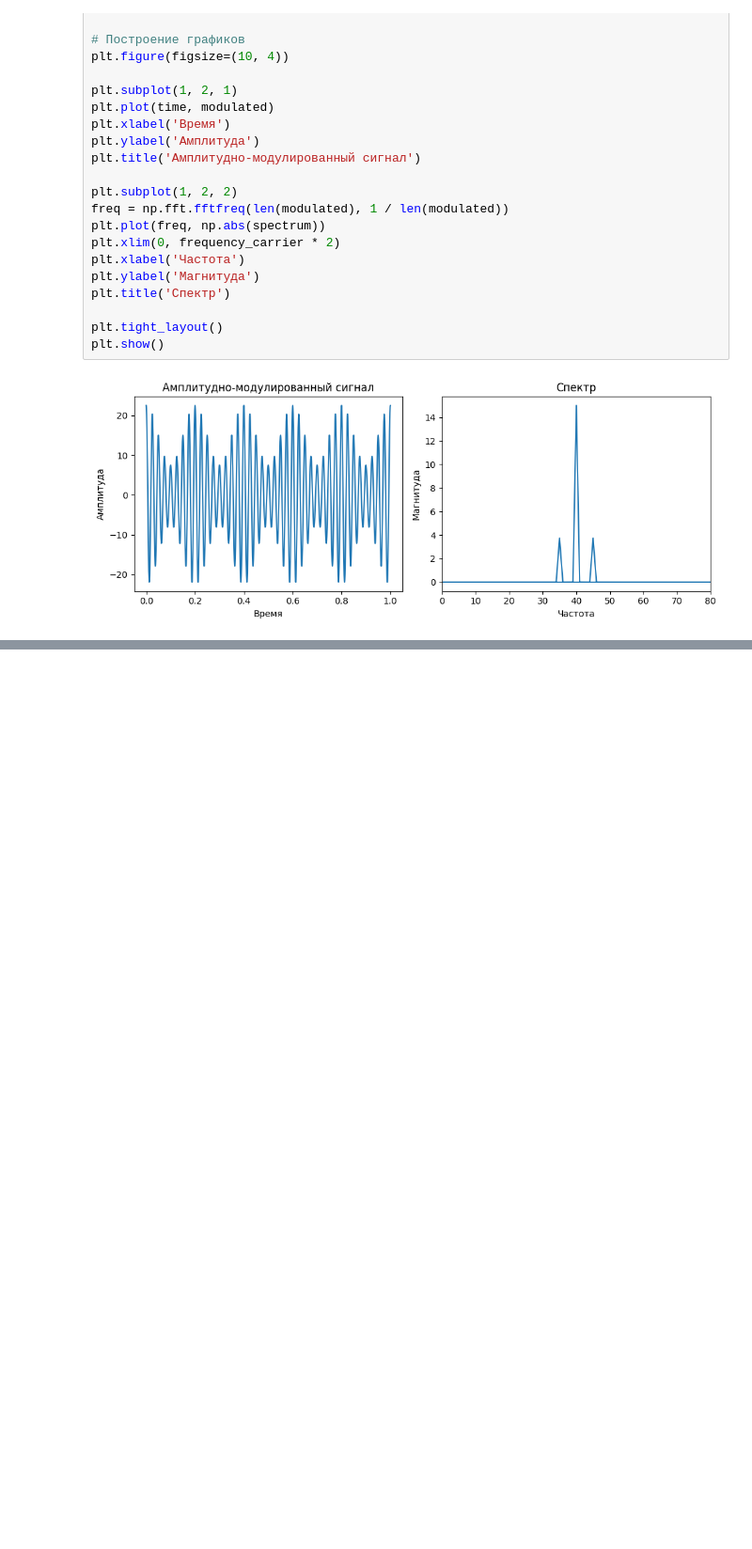
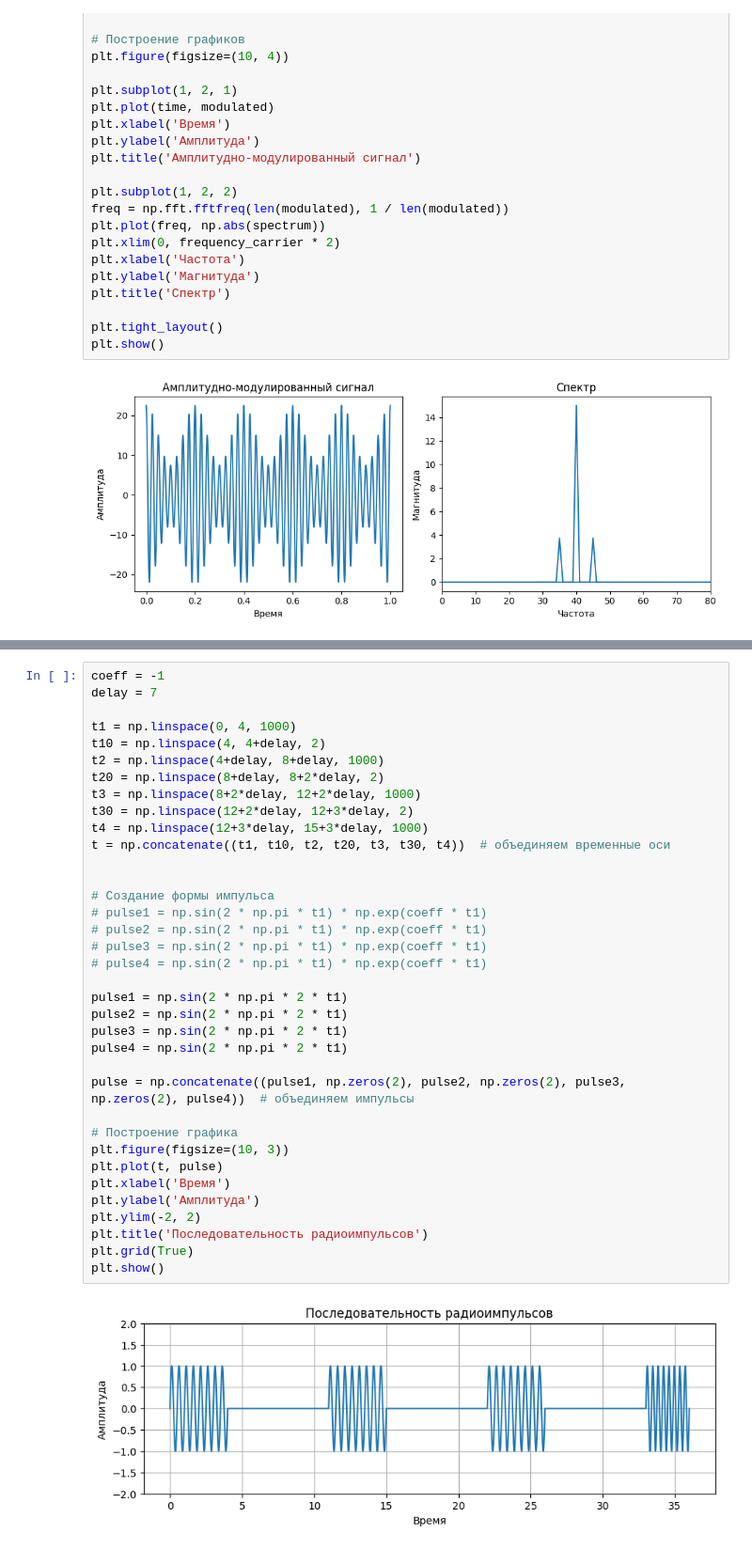
Before and after one commit to dmittrj/tzi, a Jupyter notebook: pr-3/pr-3-doc.ipynb, the cells around one changed output, grey strips where cells are left out. Shown: that part at 94% size. Saved outputs shown, nothing was run; the diff lists cells and outputs as text; blank space fills up the shorter version.

```diff
--- a/pr-3/pr-3-doc.ipynb
+++ b/pr-3/pr-3-doc.ipynb
@@ -186,0 +223,38 @@ plt.show()
+# %%
+coeff = -1
+delay = 7
+
+t1 = np.linspace(0, 4, 1000)
+t10 = np.linspace(4, 4+delay, 2)
+t2 = np.linspace(4+delay, 8+delay, 1000)
+t20 = np.linspace(8+delay, 8+2*delay, 2)
+t3 = np.linspace(8+2*delay, 12+2*delay, 1000)
+t30 = np.linspace(12+2*delay, 12+3*delay, 2)
+t4 = np.linspace(12+3*delay, 15+3*delay, 1000)
+t = np.concatenate((t1, t10, t2, t20, t3, t30, t4))  # объединяем временные оси
+
+
+# Создание формы импульса
+# pulse1 = np.sin(2 * np.pi * t1) * np.exp(coeff * t1)
+# pulse2 = np.sin(2 * np.pi * t1) * np.exp(coeff * t1)
+# pulse3 = np.sin(2 * np.pi * t1) * np.exp(coeff * t1)
+# pulse4 = np.sin(2 * np.pi * t1) * np.exp(coeff * t1)
+
+pulse1 = np.sin(2 * np.pi * 2 * t1)
+pulse2 = np.sin(2 * np.pi * 2 * t1)
+pulse3 = np.sin(2 * np.pi * 2 * t1)
+pulse4 = np.sin(2 * np.pi * 2 * t1)
+
+pulse = np.concatenate((pulse1, np.zeros(2), pulse2, np.zeros(2), pulse3, np.zeros(2), pulse4))  # объединяем импульсы
+
+# Построение графика
+plt.figure(figsize=(10, 3))
+plt.plot(t, pulse)
+plt.xlabel('Время')
+plt.ylabel('Амплитуда')
+plt.ylim(-2, 2)
+plt.title('Последовательность радиоимпульсов')
+plt.grid(True)
+plt.show()
+# %% [output]
+[figure, added]
```
Also changed, not shown: parts of 5 cells of this notebook.
